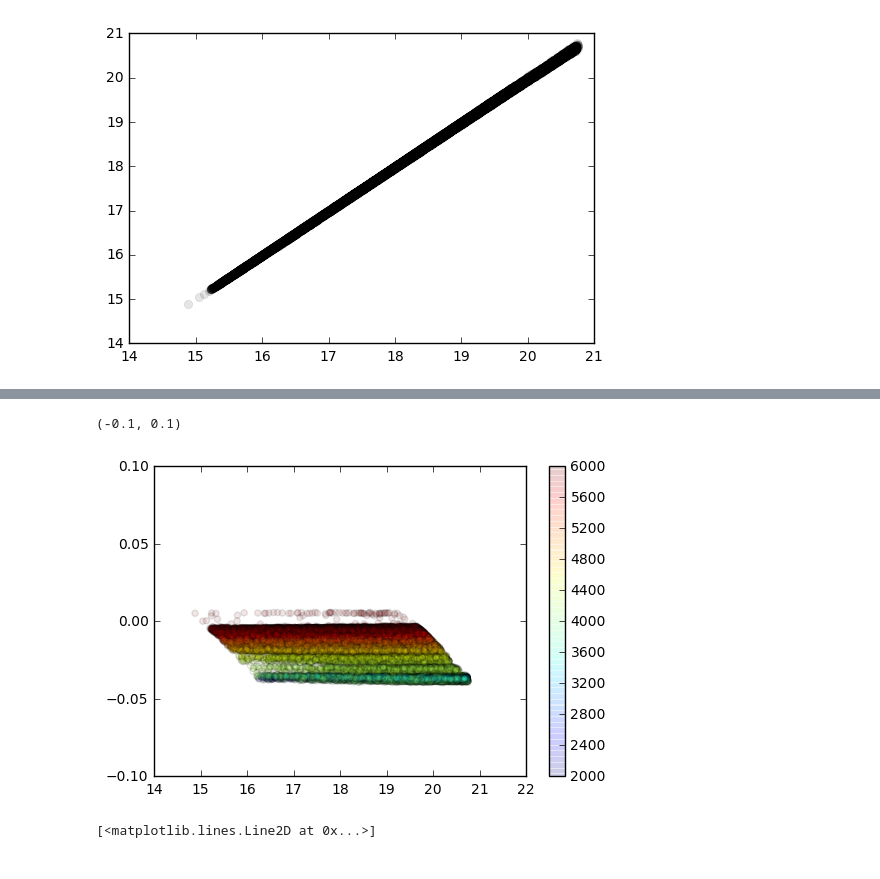
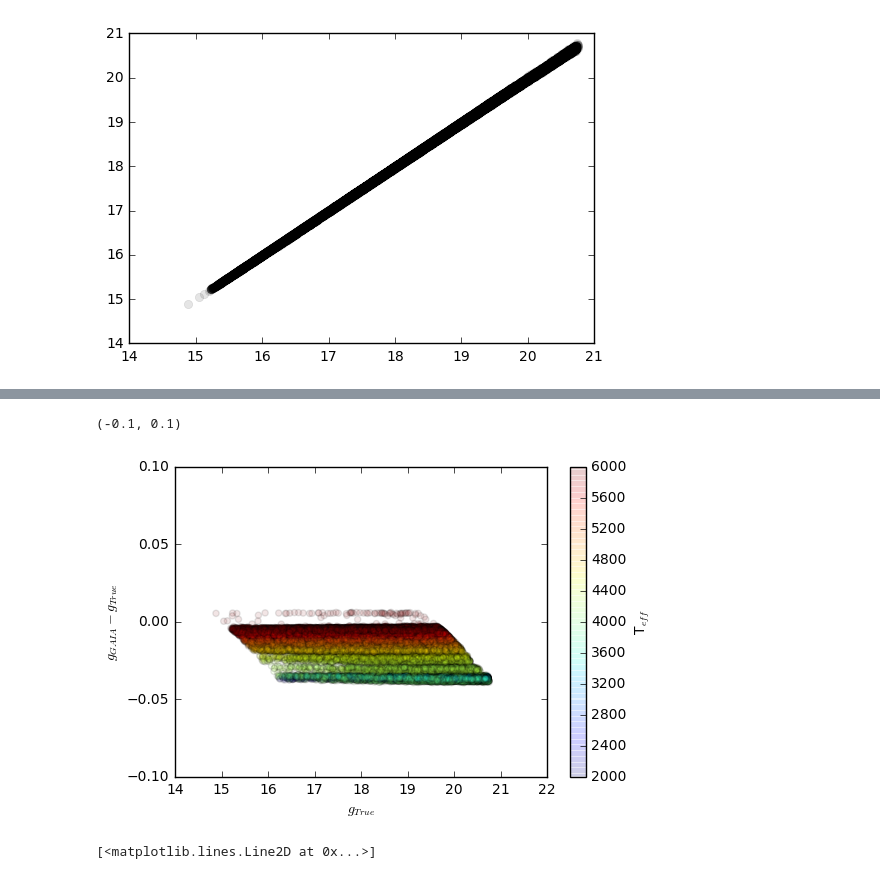
Before and after one commit to lsst-sims/sims_gaia_calib, a Jupyter notebook: python/blargh.ipynb, the cells around one changed output, grey strips where cells are left out. Saved outputs shown, nothing was run; the diff lists cells and outputs as text; code cells hidden in the pictures.

```diff
--- a/python/blargh.ipynb
+++ b/python/blargh.ipynb
@@ -56,12 +63,15 @@ plt.ylabel(r'$%s_{GAIA} - %s_{True}$' % (fn, fn))
 # %%
 plt.scatter(stars[fn+'_true'][good], stars[fn+'_noiseless'][good]-stars[fn+'_true'][good],
             c=stars['teff'][good], alpha=.1,
            vmin=2000, vmax=6000)
+plt.xlabel('$'+fn+'_{True}$')
+plt.ylabel('$'+fn+'_{GAIA}-'+fn+'_{True}$')
 cb = plt.colorbar()
+cb.set_label('T$_{eff}$')
 plt.ylim([-.1,.1])
 # %% [output]
 (-0.1, 0.1)
-[figure, old version]
+[figure, new version]
 # %%
 plt.plot(stars['teff'][good], stars[fn+'_noiseless'][good]-stars[fn+'_true'][good], 'ko')
 # %% [output]
```
Also changed, not shown: parts of 9 cells of this notebook, 3 other files.
